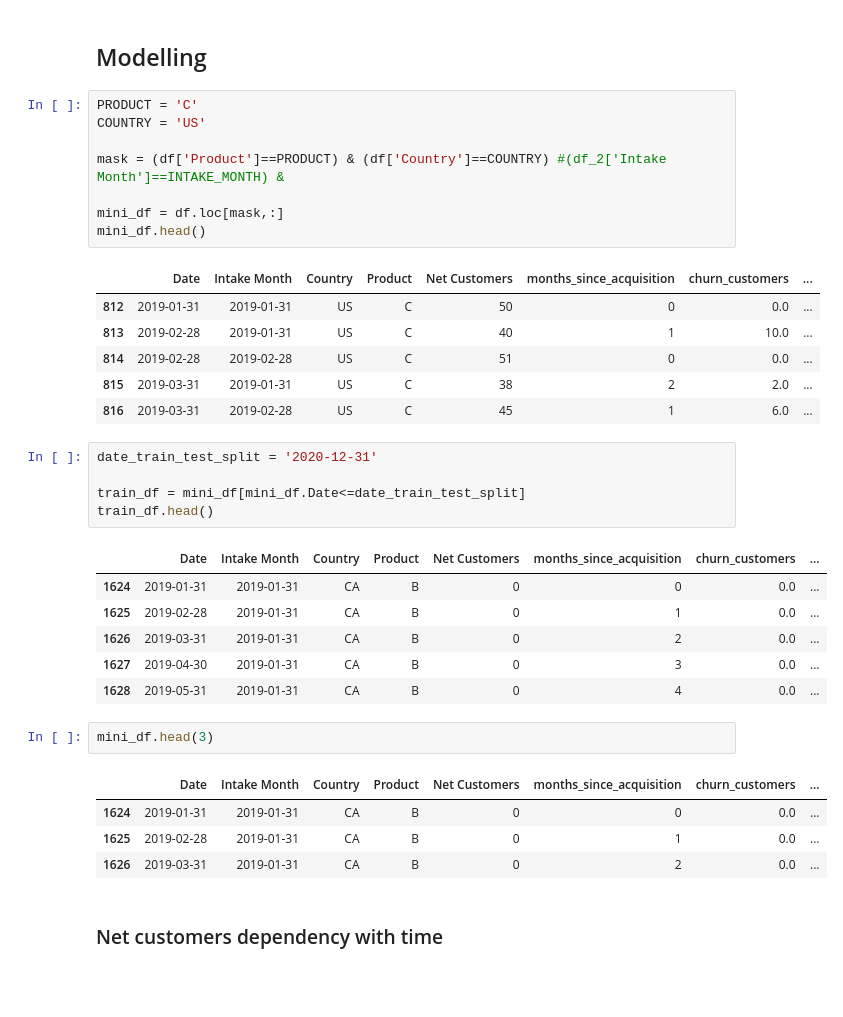
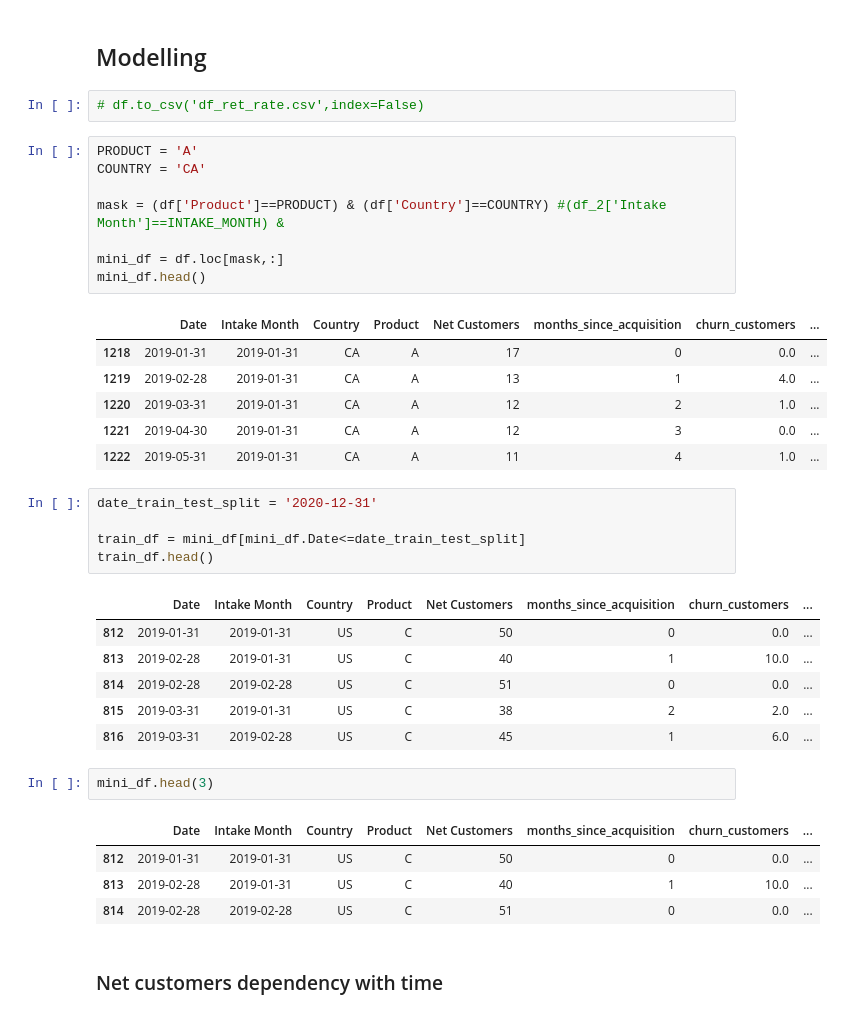
Before and after one commit to pprieri/ml, a Jupyter notebook: 11-Submissions/S/forecast_case.ipynb, the cells around one changed output. Drawn from its saved outputs; the diff is of its cells as text; blank space fills up the shorter version.

```diff
--- a/11-Submissions/S/forecast_case.ipynb
+++ b/11-Submissions/S/forecast_case.ipynb
@@ -333,20 +334,22 @@ plt.show();
 # %% [markdown]
 ## Modelling
+# %%
+# df.to_csv('df_ret_rate.csv',index=False)
 # %%
-PRODUCT = 'C'
-COUNTRY = 'US'
+PRODUCT = 'A'
+COUNTRY = 'CA'
 
 mask = (df['Product']==PRODUCT) & (df['Country']==COUNTRY) #(df_2['Intake Month']==INTAKE_MONTH) &
 
 mini_df = df.loc[mask,:]
 mini_df.head()
 # %% [output]
 |  | Date | Intake Month | Country | Product | Net Customers | months_since_acquisition | churn_customers | ... |
-| 812 | 2019-01-31 | 2019-01-31 | US | C | 50 | 0 | 0.0 | ... |
-| 813 | 2019-02-28 | 2019-01-31 | US | C | 40 | 1 | 10.0 | ... |
-| 814 | 2019-02-28 | 2019-02-28 | US | C | 51 | 0 | 0.0 | ... |
-| 815 | 2019-03-31 | 2019-01-31 | US | C | 38 | 2 | 2.0 | ... |
-| 816 | 2019-03-31 | 2019-02-28 | US | C | 45 | 1 | 6.0 | ... |
+| 1218 | 2019-01-31 | 2019-01-31 | CA | A | 17 | 0 | 0.0 | ... |
+| 1219 | 2019-02-28 | 2019-01-31 | CA | A | 13 | 1 | 4.0 | ... |
+| 1220 | 2019-03-31 | 2019-01-31 | CA | A | 12 | 2 | 1.0 | ... |
+| 1221 | 2019-04-30 | 2019-01-31 | CA | A | 12 | 3 | 0.0 | ... |
+| 1222 | 2019-05-31 | 2019-01-31 | CA | A | 11 | 4 | 1.0 | ... |
 # %%
 date_train_test_split = '2020-12-31'
 
@@ -354,18 +357,18 @@ train_df = mini_df[mini_df.Date<=date_train_test_split]
 train_df.head()
 # %% [output]
 |  | Date | Intake Month | Country | Product | Net Customers | months_since_acquisition | churn_customers | ... |
-| 1624 | 2019-01-31 | 2019-01-31 | CA | B | 0 | 0 | 0.0 | ... |
-| 1625 | 2019-02-28 | 2019-01-31 | CA | B | 0 | 1 | 0.0 | ... |
-| 1626 | 2019-03-31 | 2019-01-31 | CA | B | 0 | 2 | 0.0 | ... |
-| 1627 | 2019-04-30 | 2019-01-31 | CA | B | 0 | 3 | 0.0 | ... |
-| 1628 | 2019-05-31 | 2019-01-31 | CA | B | 0 | 4 | 0.0 | ... |
+| 812 | 2019-01-31 | 2019-01-31 | US | C | 50 | 0 | 0.0 | ... |
+| 813 | 2019-02-28 | 2019-01-31 | US | C | 40 | 1 | 10.0 | ... |
+| 814 | 2019-02-28 | 2019-02-28 | US | C | 51 | 0 | 0.0 | ... |
+| 815 | 2019-03-31 | 2019-01-31 | US | C | 38 | 2 | 2.0 | ... |
+| 816 | 2019-03-31 | 2019-02-28 | US | C | 45 | 1 | 6.0 | ... |
 # %%
 mini_df.head(3)
 # %% [output]
 |  | Date | Intake Month | Country | Product | Net Customers | months_since_acquisition | churn_customers | ... |
-| 1624 | 2019-01-31 | 2019-01-31 | CA | B | 0 | 0 | 0.0 | ... |
-| 1625 | 2019-02-28 | 2019-01-31 | CA | B | 0 | 1 | 0.0 | ... |
-| 1626 | 2019-03-31 | 2019-01-31 | CA | B | 0 | 2 | 0.0 | ... |
+| 812 | 2019-01-31 | 2019-01-31 | US | C | 50 | 0 | 0.0 | ... |
+| 813 | 2019-02-28 | 2019-01-31 | US | C | 40 | 1 | 10.0 | ... |
+| 814 | 2019-02-28 | 2019-02-28 | US | C | 51 | 0 | 0.0 | ... |
 # %% [markdown]
 ### Net customers dependency with time
 # %%
```
Also changed, not shown: parts of 38 cells of this notebook, 1 other file.
